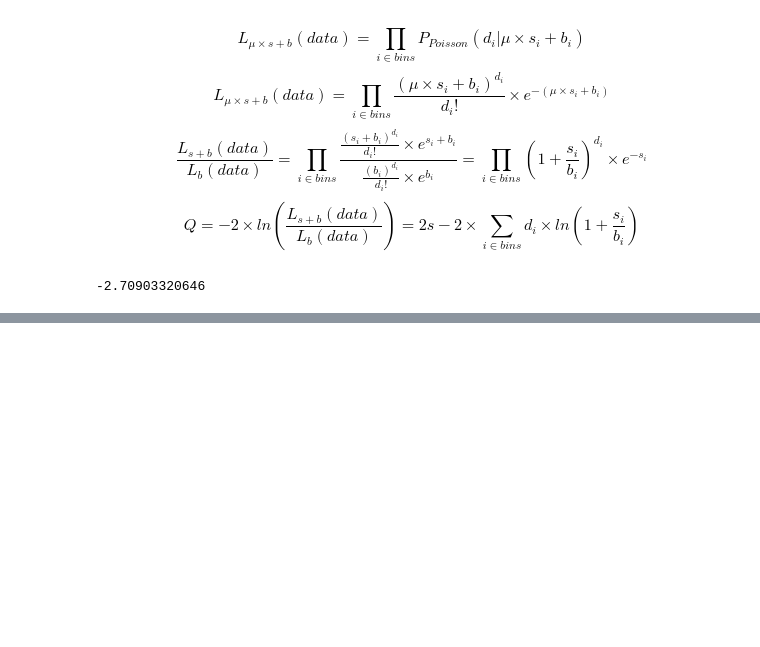
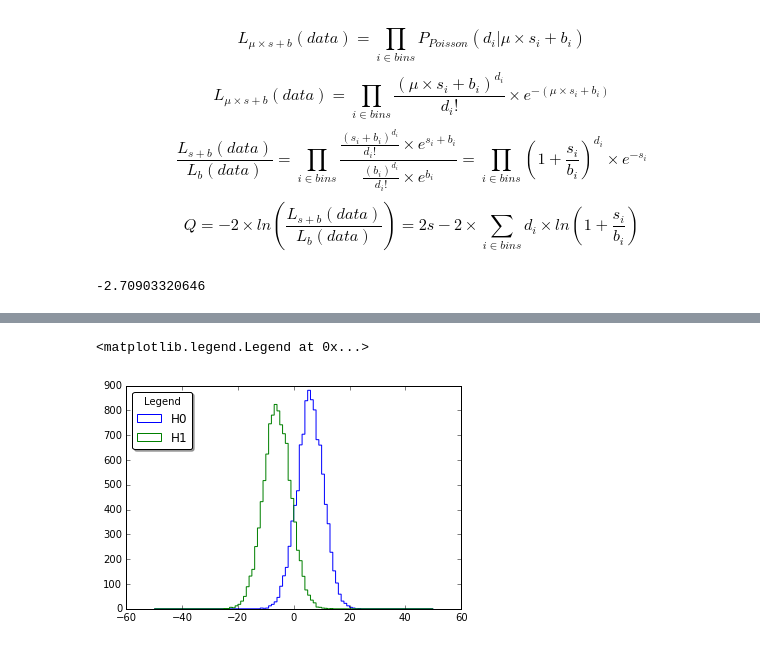
Before and after one commit to HuguesBrun/statTutorialBND, a Jupyter notebook: Statistical Analysis Tutorial.ipynb, the cells around one changed output, grey strips where cells are left out. Saved outputs shown, nothing was run; the diff lists cells and outputs as text; code cells hidden in the pictures; blank space fills up the shorter version.

```diff
--- a/Statistical Analysis Tutorial.ipynb
+++ b/Statistical Analysis Tutorial.ipynb
@@ -125,0 +168,9 @@ print(valueLikelyhoodRatio)
+# %%
+LRbins=[x for x in range(-50,51)]
+histoValsBgOnly,LRBins,patchBg = hist(LRbgOnly,LRbins,histtype='step',label='H0')
+histoValsSigBg,LRBins,patchSigBg = hist(LRsigBg,LRbins,histtype='step',label='H1')
+plt.legend(loc="upper left", bbox_to_anchor=[0, 1],
+           ncol=1, shadow=True, title="Legend", fancybox=True)
+# %% [output]
+<matplotlib.legend.Legend at 0x...>
+[figure, added]
```
Also changed, not shown: parts of 3 cells of this notebook.
